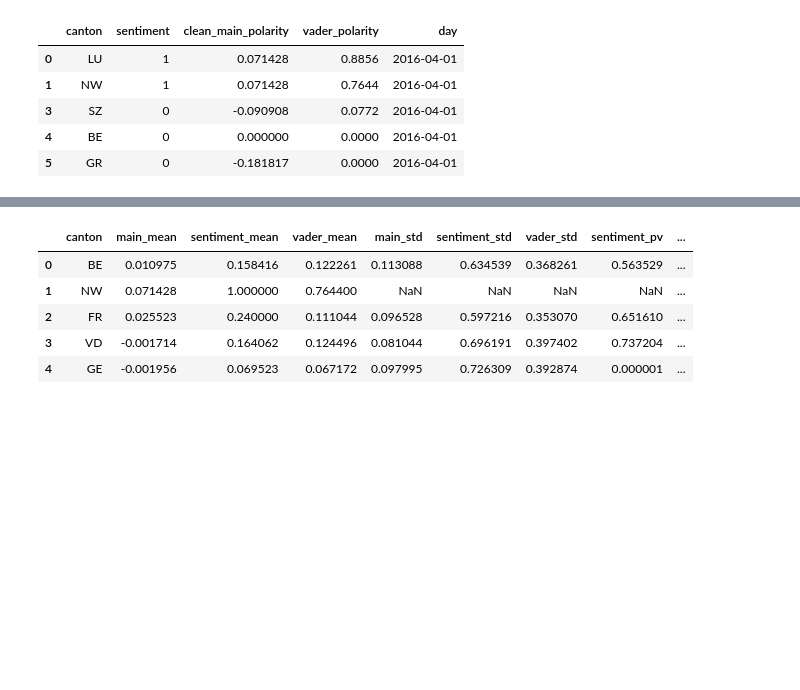
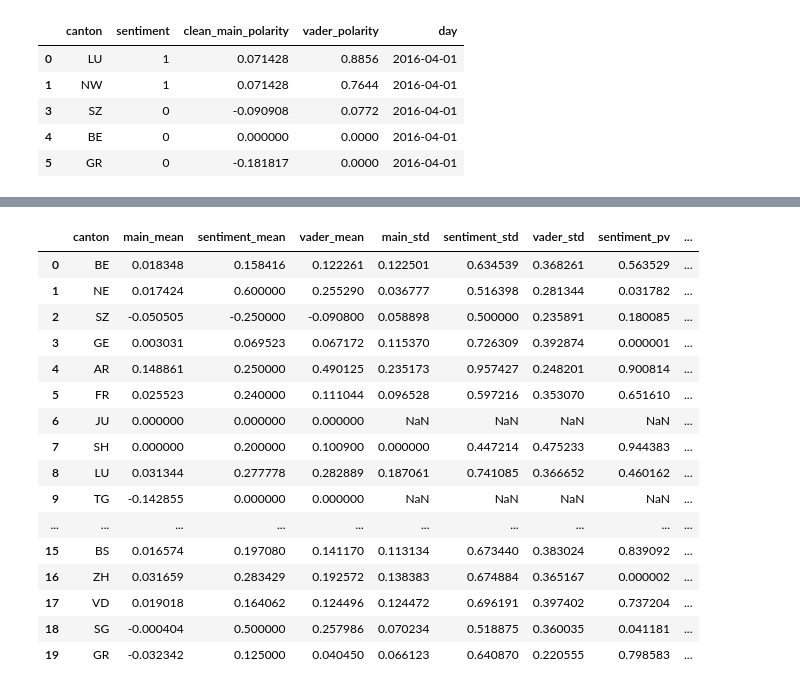
Before and after one commit to ahmadajal/ada-ana-project, a Jupyter notebook: Pre-Visualization-part2.ipynb, the cells around one changed output, grey strips where cells are left out. Saved outputs shown, nothing was run; the diff lists cells and outputs as text; code cells hidden in the pictures; blank space fills up the shorter version.

Commit message:
stats on all data

```diff
--- a/Pre-Visualization-part2.ipynb
+++ b/Pre-Visualization-part2.ipynb
@@ -179,37 +186,48 @@ data_day.describe()
 # %%
 # Statistical test : day 1
 data_single_day = data_day.get_group('2016-04-01')
 data_single_day_gp = data_single_day.groupby('canton')
 # p_values
 data_single_day_p_values = pd.DataFrame(columns = ['canton','sentiment_pv','vader_pv','main_pv'])
 for i,group in enumerate( data_single_day_gp.groups):
 
     data_c = data_single_day_gp.get_group(group)
     pv_sentiment = stats.ttest_ind(a = data_c.sentiment, b= data_single_day.sentiment, equal_var=False)[1]
     pv_vader = (stats.ttest_ind(a = data_c.vader_polarity, b= data_single_day.vader_polarity, equal_var=False))[1]
     pv_main = (stats.ttest_ind(a = data_c.clean_main_polarity, b= data_single_day.clean_main_polarity, equal_var=False))[1]
     data_single_day_p_values.loc[i] = [group, pv_sentiment, pv_vader, pv_main]
 data_single_day_p_values = data_single_day_p_values.set_index('canton')
 # mean
 data_single_day_mean = data_single_day_gp.mean()
 data_single_day_mean.columns = ['main_mean','sentiment_mean','vader_mean']
 # std
 data_single_day_std = data_single_day_gp.std()
 data_single_day_std.columns = ['main_std','sentiment_std','vader_std']
 # count
 data_single_day_count = pd.DataFrame(data_single_day_gp.count()['sentiment'])
 data_single_day_count.columns = ['count']
 # concatenation
 data_single_day = pd.concat([data_single_day_mean, data_single_day_std, data_single_day_p_values, data_single_day_count], axis = 1, join = 'inner')
 data_single_day = data_single_day.reset_index()
-data_single_day.head()
+data_single_day
 # %% [output]
 |  | canton | main_mean | sentiment_mean | vader_mean | main_std | sentiment_std | vader_std | sentiment_pv | ... |
-| 0 | BE | 0.010975 | 0.158416 | 0.122261 | 0.113088 | 0.634539 | 0.368261 | 0.563529 | ... |
-| 1 | NW | 0.071428 | 1.000000 | 0.764400 | NaN | NaN | NaN | NaN | ... |
-| 2 | FR | 0.025523 | 0.240000 | 0.111044 | 0.096528 | 0.597216 | 0.353070 | 0.651610 | ... |
-| 3 | VD | -0.001714 | 0.164062 | 0.124496 | 0.081044 | 0.696191 | 0.397402 | 0.737204 | ... |
-| 4 | GE | -0.001956 | 0.069523 | 0.067172 | 0.097995 | 0.726309 | 0.392874 | 0.000001 | ... |
+| 0 | BE | 0.018348 | 0.158416 | 0.122261 | 0.122501 | 0.634539 | 0.368261 | 0.563529 | ... |
+| 1 | NE | 0.017424 | 0.600000 | 0.255290 | 0.036777 | 0.516398 | 0.281344 | 0.031782 | ... |
+| 2 | SZ | -0.050505 | -0.250000 | -0.090800 | 0.058898 | 0.500000 | 0.235891 | 0.180085 | ... |
+| 3 | GE | 0.003031 | 0.069523 | 0.067172 | 0.115370 | 0.726309 | 0.392874 | 0.000001 | ... |
+| 4 | AR | 0.148861 | 0.250000 | 0.490125 | 0.235173 | 0.957427 | 0.248201 | 0.900814 | ... |
+| 5 | FR | 0.025523 | 0.240000 | 0.111044 | 0.096528 | 0.597216 | 0.353070 | 0.651610 | ... |
+| 6 | JU | 0.000000 | 0.000000 | 0.000000 | NaN | NaN | NaN | NaN | ... |
+| 7 | SH | 0.000000 | 0.200000 | 0.100900 | 0.000000 | 0.447214 | 0.475233 | 0.944383 | ... |
+| 8 | LU | 0.031344 | 0.277778 | 0.282889 | 0.187061 | 0.741085 | 0.366652 | 0.460162 | ... |
+| 9 | TG | -0.142855 | 0.000000 | 0.000000 | NaN | NaN | NaN | NaN | ... |
+| ... | ... | ... | ... | ... | ... | ... | ... | ... | ... |
+| 15 | BS | 0.016574 | 0.197080 | 0.141170 | 0.113134 | 0.673440 | 0.383024 | 0.839092 | ... |
+| 16 | ZH | 0.031659 | 0.283429 | 0.192572 | 0.138383 | 0.674884 | 0.365167 | 0.000002 | ... |
+| 17 | VD | 0.019018 | 0.164062 | 0.124496 | 0.124472 | 0.696191 | 0.397402 | 0.737204 | ... |
+| 18 | SG | -0.000404 | 0.500000 | 0.257986 | 0.070234 | 0.518875 | 0.360035 | 0.041181 | ... |
+| 19 | GR | -0.032342 | 0.125000 | 0.040450 | 0.066123 | 0.640870 | 0.220555 | 0.798583 | ... |
 # %%
 def day_preprocess(day):
     data_single_day = data_day.get_group(day)
```
Also changed, not shown: parts of 10 cells of this notebook, 31 other files.
